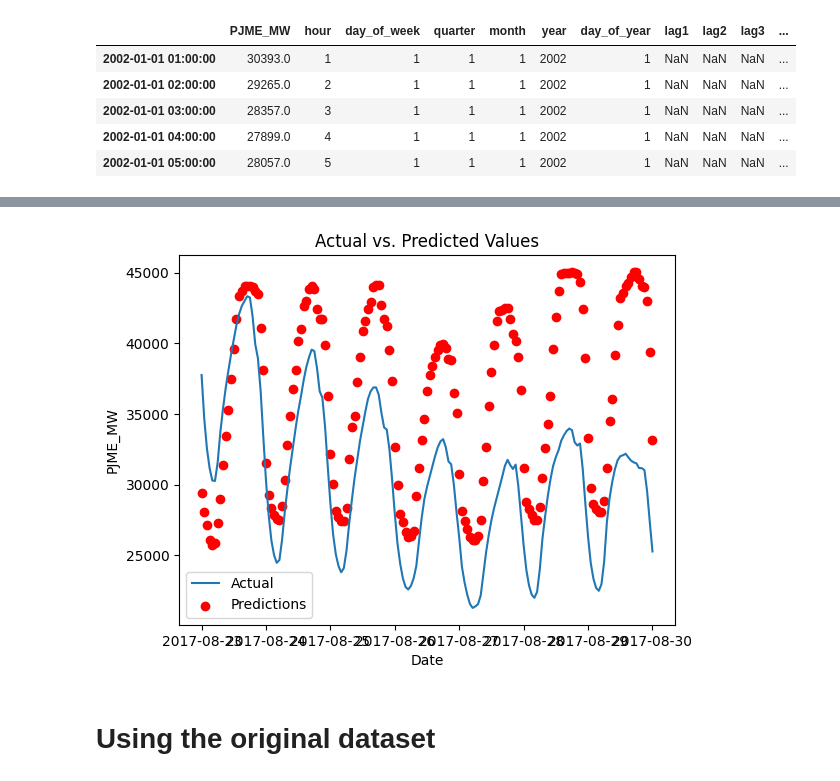
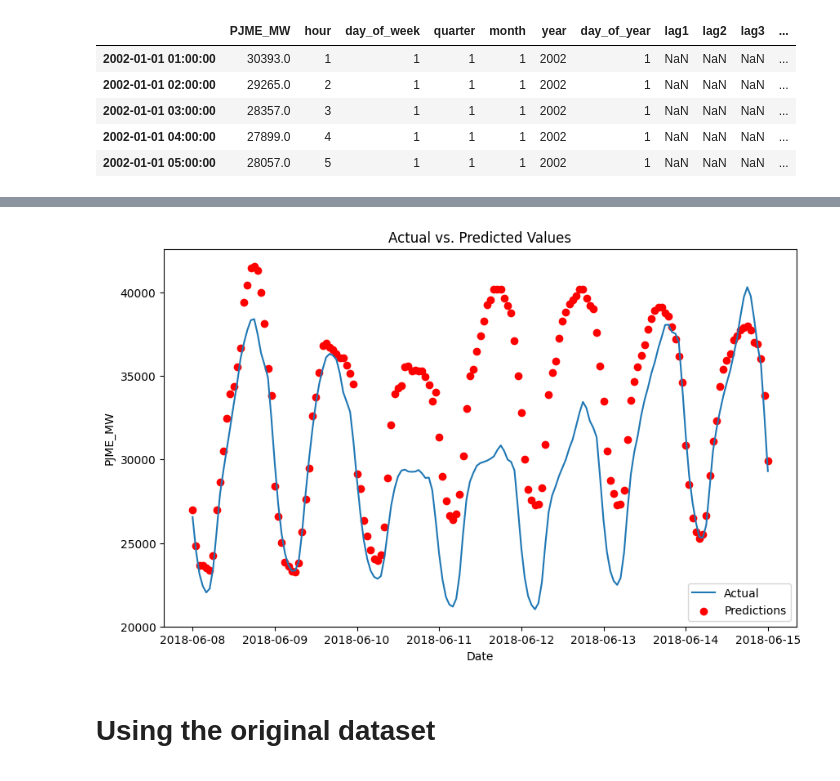
Before and after one commit to mArcio-Lmano/Data-Science, a Jupyter notebook: Forecasting/time_series.ipynb, the cells around one changed output, grey strips where cells are left out. Drawn from its saved outputs; the diff is of its cells as text; code cells hidden in the pictures.

```diff
--- a/Forecasting/time_series.ipynb
+++ b/Forecasting/time_series.ipynb
@@ -305,7 +305,7 @@ merged_df = merged_df.sort_index()
 fold = 0
 preds = []
 scores = []
-features = merged_df.columns[(merged_df.columns != "PJME_MW") & (merged_df.columns != "Datetime")]
+features = ['hour', 'day_of_week', 'quarter', 'month', 'year', 'day_of_year', 'lag1', 'lag2', 'lag3']
 target = "PJME_MW"
 print(f"Features: {features}")
 print(f"Target: {target}")
@@ -325,10 +325,10 @@ for train_index, test_index in tss.split(merged_df):
     y_test = test[target]
 
     reg = xgb.XGBRegressor(base_score=0.5, booster="gbtree",
-                           n_estimators=1000,
-                           early_stopping_rounds = 50,
+                           n_estimators=2000,
+                           early_stopping_rounds = 100,
                            objective="reg:squarederror",
-                           max_depth=3,
+                           max_depth=5,
                            learning_rate=0.01)
     reg.fit(x_train, y_train,
             eval_set=[(x_train, y_train), (x_test, y_test)],
@@ -417,21 +417,23 @@ Fold Scores: [3705.8702802511816, 3540.1610644928533, 3414.29299119138, 4000.823
 # %%
 merged_df_filtered = merged_df.dropna(subset=["prediction"])
 
-one_week = merged_df_filtered[(merged_df_filtered.index >= "2017-08-23") & (merged_df_filtered.index <= "2017-08-30")]
+one_week = merged_df_filtered[(merged_df_filtered.index >= "2018-06-08") & (merged_df_filtered.index <= "2018-06-15")]
+
+plt.figure(figsize=(10, 6))
 
 plt.plot(one_week.index, one_week["PJME_MW"], label="Actual")
 
 plt.scatter(one_week.index, one_week["prediction"], color='red', label="Predictions")
 
 plt.xlabel("Date")
 plt.ylabel("PJME_MW")
 plt.title("Actual vs. Predicted Values")
 plt.legend()
 
 # Show the plot
 plt.show()
 # %% [output]
-[figure, old version]
+[figure, new version]
 # %% [markdown]
 # Using the original dataset
 # %%
```
Also changed, not shown: parts of 16 cells of this notebook.
